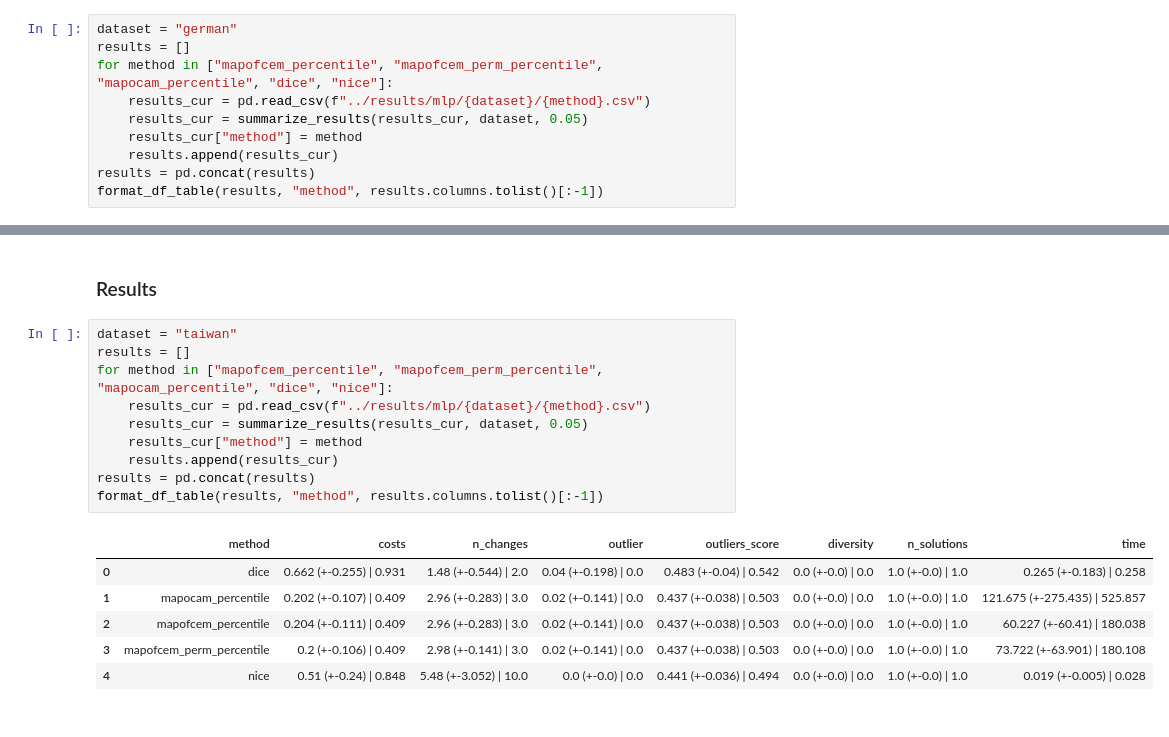
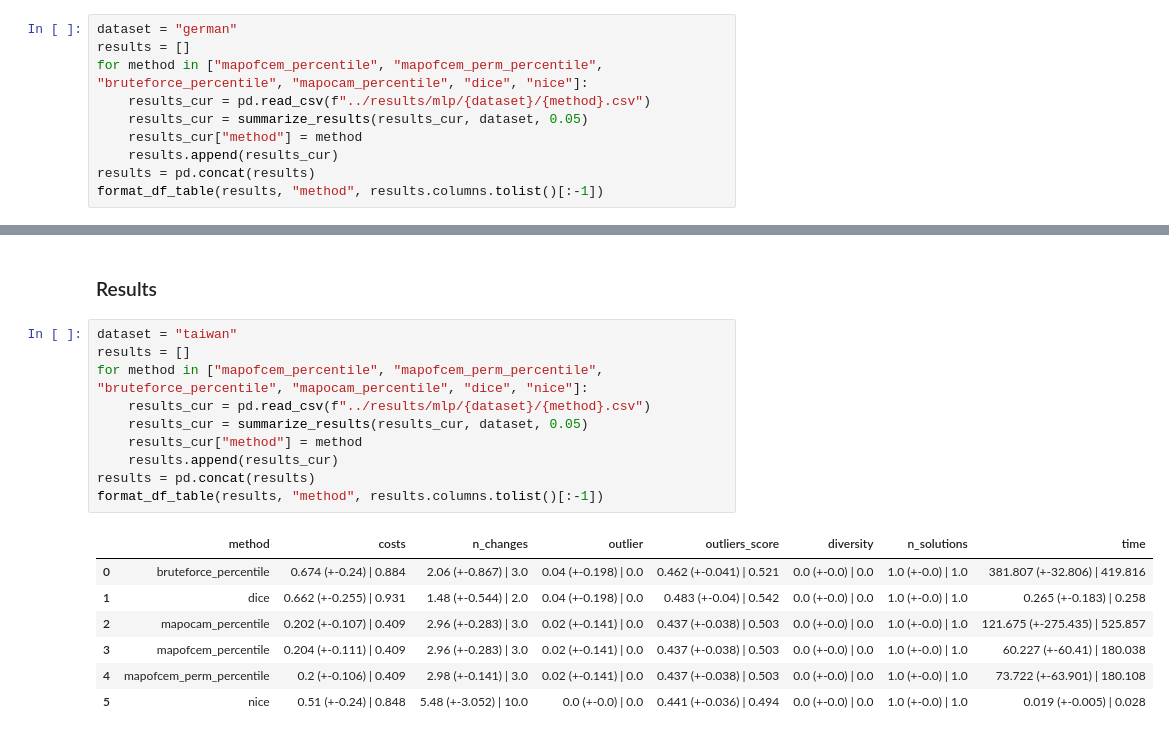
Before and after one commit to hiaac-finance/cfmining, a Jupyter notebook: notebooks/experiment_mlp.ipynb, the cells around one changed output, grey strips where cells are left out. Cells and saved outputs as stored; diff of their text form.

```diff
--- a/notebooks/experiment_mlp.ipynb
+++ b/notebooks/experiment_mlp.ipynb
@@ -124,7 +148,7 @@ run_experiments(
 # %%
 dataset = "german"
 results = []
-for method in ["mapofcem_percentile", "mapofcem_perm_percentile", "mapocam_percentile", "dice", "nice"]:
+for method in ["mapofcem_percentile", "mapofcem_perm_percentile", "bruteforce_percentile", "mapocam_percentile", "dice", "nice"]:
     results_cur = pd.read_csv(f"../results/mlp/{dataset}/{method}.csv")
     results_cur = summarize_results(results_cur, dataset, 0.05)
     results_cur["method"] = method
@@ -251,17 +301,18 @@ run_experiments(
 # %%
 dataset = "taiwan"
 results = []
-for method in ["mapofcem_percentile", "mapofcem_perm_percentile", "mapocam_percentile", "dice", "nice"]:
+for method in ["mapofcem_percentile", "mapofcem_perm_percentile", "bruteforce_percentile", "mapocam_percentile", "dice", "nice"]:
     results_cur = pd.read_csv(f"../results/mlp/{dataset}/{method}.csv")
     results_cur = summarize_results(results_cur, dataset, 0.05)
     results_cur["method"] = method
     results.append(results_cur)
 results = pd.concat(results)
 format_df_table(results, "method", results.columns.tolist()[:-1])
 # %% [output]
 |  | method | costs | n_changes | outlier | outliers_score | diversity | n_solutions | time |
-| 0 | dice | 0.662 (+-0.255) | 0.931 | 1.48 (+-0.544) | 2.0 | 0.04 (+-0.198) | 0.0 | 0.483 (+-0.04) | 0.542 | 0.0 (+-0.0) | 0.0 | 1.0 (+-0.0) | 1.0 | 0.265 (+-0.183) | 0.258 |
-| 1 | mapocam_percentile | 0.202 (+-0.107) | 0.409 | 2.96 (+-0.283) | 3.0 | 0.02 (+-0.141) | 0.0 | 0.437 (+-0.038) | 0.503 | 0.0 (+-0.0) | 0.0 | 1.0 (+-0.0) | 1.0 | 121.675 (+-275.435) | 525.857 |
-| 2 | mapofcem_percentile | 0.204 (+-0.111) | 0.409 | 2.96 (+-0.283) | 3.0 | 0.02 (+-0.141) | 0.0 | 0.437 (+-0.038) | 0.503 | 0.0 (+-0.0) | 0.0 | 1.0 (+-0.0) | 1.0 | 60.227 (+-60.41) | 180.038 |
-| 3 | mapofcem_perm_percentile | 0.2 (+-0.106) | 0.409 | 2.98 (+-0.141) | 3.0 | 0.02 (+-0.141) | 0.0 | 0.437 (+-0.038) | 0.503 | 0.0 (+-0.0) | 0.0 | 1.0 (+-0.0) | 1.0 | 73.722 (+-63.901) | 180.108 |
-| 4 | nice | 0.51 (+-0.24) | 0.848 | 5.48 (+-3.052) | 10.0 | 0.0 (+-0.0) | 0.0 | 0.441 (+-0.036) | 0.494 | 0.0 (+-0.0) | 0.0 | 1.0 (+-0.0) | 1.0 | 0.019 (+-0.005) | 0.028 |
+| 0 | bruteforce_percentile | 0.674 (+-0.24) | 0.884 | 2.06 (+-0.867) | 3.0 | 0.04 (+-0.198) | 0.0 | 0.462 (+-0.041) | 0.521 | 0.0 (+-0.0) | 0.0 | 1.0 (+-0.0) | 1.0 | 381.807 (+-32.806) | 419.816 |
+| 1 | dice | 0.662 (+-0.255) | 0.931 | 1.48 (+-0.544) | 2.0 | 0.04 (+-0.198) | 0.0 | 0.483 (+-0.04) | 0.542 | 0.0 (+-0.0) | 0.0 | 1.0 (+-0.0) | 1.0 | 0.265 (+-0.183) | 0.258 |
+| 2 | mapocam_percentile | 0.202 (+-0.107) | 0.409 | 2.96 (+-0.283) | 3.0 | 0.02 (+-0.141) | 0.0 | 0.437 (+-0.038) | 0.503 | 0.0 (+-0.0) | 0.0 | 1.0 (+-0.0) | 1.0 | 121.675 (+-275.435) | 525.857 |
+| 3 | mapofcem_percentile | 0.204 (+-0.111) | 0.409 | 2.96 (+-0.283) | 3.0 | 0.02 (+-0.141) | 0.0 | 0.437 (+-0.038) | 0.503 | 0.0 (+-0.0) | 0.0 | 1.0 (+-0.0) | 1.0 | 60.227 (+-60.41) | 180.038 |
+| 4 | mapofcem_perm_percentile | 0.2 (+-0.106) | 0.409 | 2.98 (+-0.141) | 3.0 | 0.02 (+-0.141) | 0.0 | 0.437 (+-0.038) | 0.503 | 0.0 (+-0.0) | 0.0 | 1.0 (+-0.0) | 1.0 | 73.722 (+-63.901) | 180.108 |
+| 5 | nice | 0.51 (+-0.24) | 0.848 | 5.48 (+-3.052) | 10.0 | 0.0 (+-0.0) | 0.0 | 0.441 (+-0.036) | 0.494 | 0.0 (+-0.0) | 0.0 | 1.0 (+-0.0) | 1.0 | 0.019 (+-0.005) | 0.028 |
```
Also changed, not shown: parts of 5 cells of this notebook, 2 other files.
